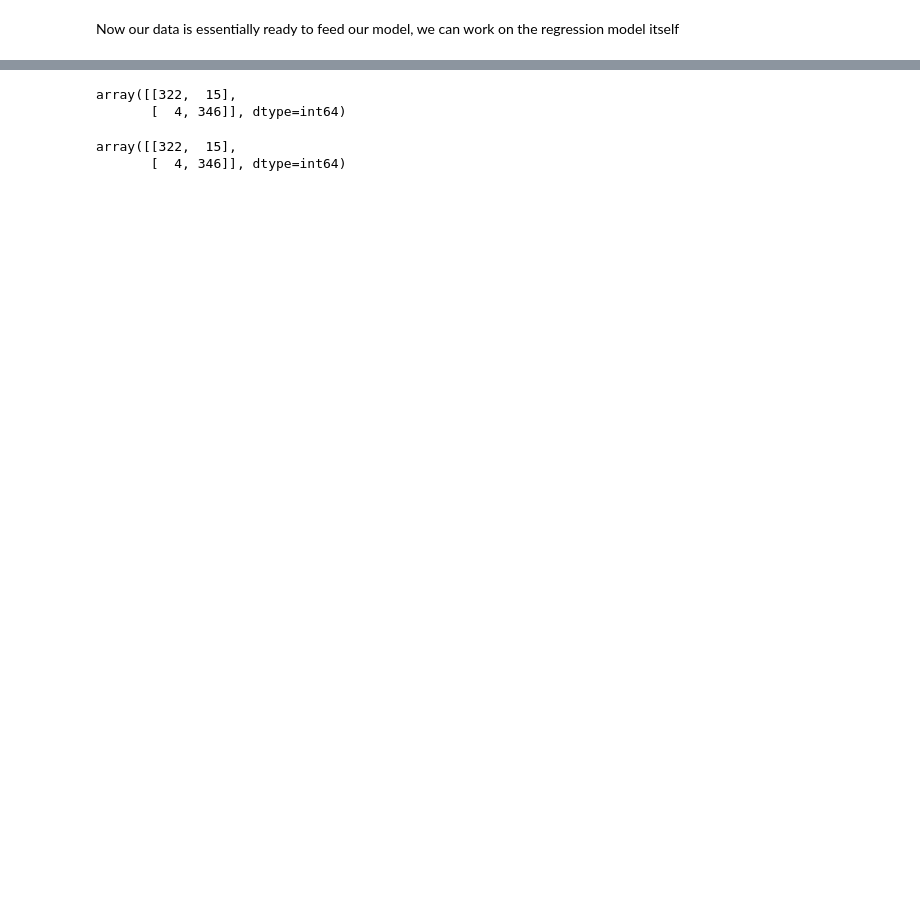
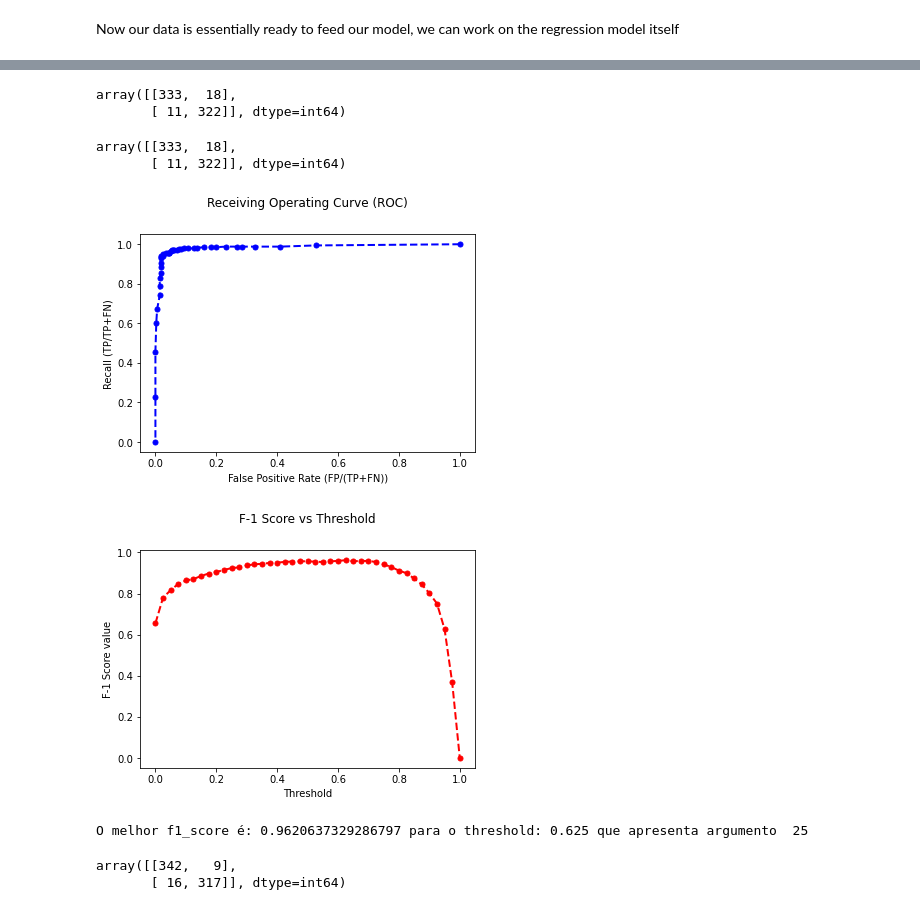
Before and after one commit to KalebRoncatti/Labs, a Jupyter notebook: EFC2/EFC2.ipynb, the cells around one changed output, grey strips where cells are left out. Saved outputs shown, nothing was run; the diff lists cells and outputs as text; code cells hidden in the pictures; blank space fills up the shorter version.

```diff
--- a/EFC2/EFC2.ipynb
+++ b/EFC2/EFC2.ipynb
@@ -253,12 +253,13 @@ for threshold in threshold_values:
 # %%
 # Verifying if it makes sense for the usual threshold = 0.5
 from sklearn import metrics
-confusion_matrix_sag = metrics.confusion_matrix(validation_y,y_pred[:,10])
-confusion_matrix_sklearn = metrics.confusion_matrix(validation_y,LR_sag.predict(validation_x))
+confusion_matrix_sag = metrics.confusion_matrix(validation_y,y_pred[:,20])
+y_pred_sklearn = LR_sag.predict(validation_x)
+confusion_matrix_sklearn = metrics.confusion_matrix(validation_y,y_pred_sklearn)
 display(confusion_matrix_sag)
 display(confusion_matrix_sklearn)
 # %% [output]
-array([[322,  15],
-       [  4, 346]], dtype=int64)
+array([[333,  18],
+       [ 11, 322]], dtype=int64)
-array([[322,  15],
-       [  4, 346]], dtype=int64)
+array([[333,  18],
+       [ 11, 322]], dtype=int64)
@@ -266,0 +281,22 @@ array([[322,  15],
+# %%
+plt.plot(tfp,recall,'bo--', linewidth=2, markersize=5)
+plt.title('Receiving Operating Curve (ROC)', y=1.1)
+plt.xlabel('False Positive Rate (FP/(TP+FN))')
+plt.ylabel('Recall (TP/TP+FN)')
+plt.show()
+plt.plot(threshold_values,f1_score,'ro--', linewidth=2, markersize=5)
+plt.title('F-1 Score vs Threshold', y=1.1)
+plt.xlabel('Threshold')
+plt.ylabel('F-1 Score value')
+plt.show()
+print("O melhor f1_score é:",max(f1_score),"para o threshold:",threshold_values[np.argmax(f1_score)],"que apresenta argumento ",np.argmax(f1_score))
+# %% [output]
+[figure, added]
+[figure, added]
+O melhor f1_score é: 0.9620637329286797 para o threshold: 0.625 que apresenta argumento  25
+# %%
+confusion_matrix_sag_ideal = metrics.confusion_matrix(validation_y,y_pred[:,np.argmax(f1_score)])
+display(confusion_matrix_sag_ideal)
+# %% [output]
+array([[342,   9],
+       [ 16, 317]], dtype=int64)
```
Also changed, not shown: parts of 9 cells of this notebook.
